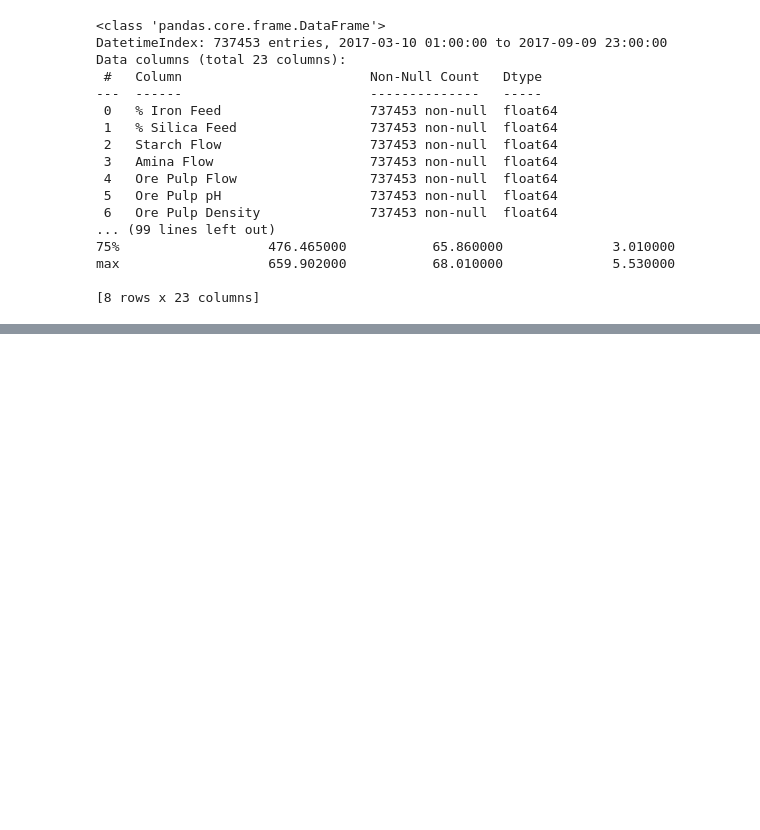
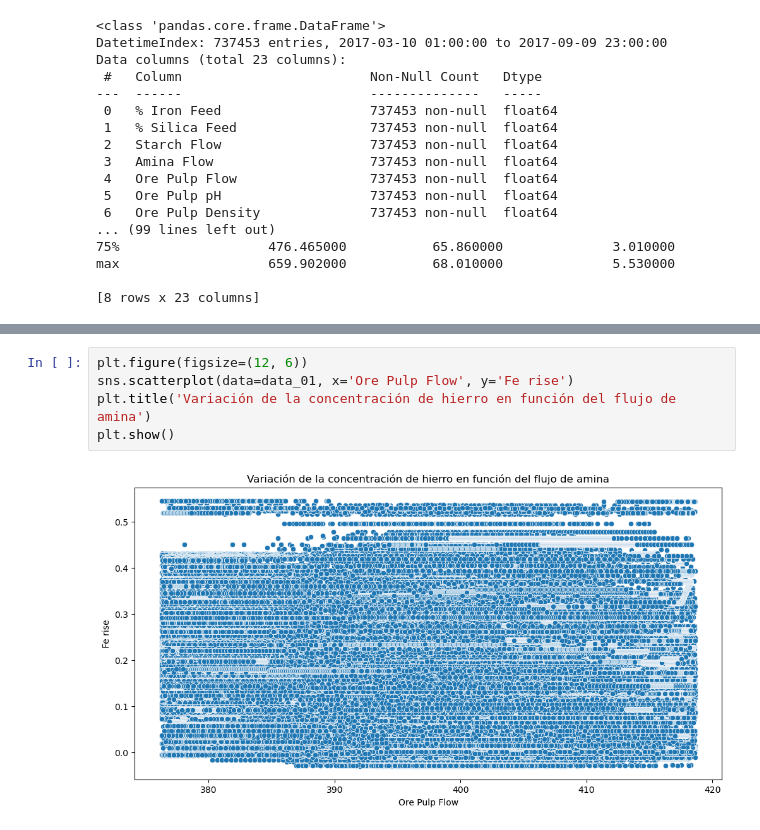
Before and after one commit to JohnLopez15/Mineria_2, a Jupyter notebook: notebook.ipynb, the cells around one changed output, grey strips where cells are left out. Cells and saved outputs as stored; diff of their text form; blank space fills up the shorter version.

```diff
--- a/notebook.ipynb
+++ b/notebook.ipynb
@@ -70,0 +69,7 @@ plt.show()
+# %%
+plt.figure(figsize=(12, 6))
+sns.scatterplot(data=data_01, x='Ore Pulp Flow', y='Fe rise')
+plt.title('Variación de la concentración de hierro en función del flujo de amina')
+plt.show()
+# %% [output]
+[figure, added]
```
Also changed, not shown: parts of 3 cells of this notebook.
